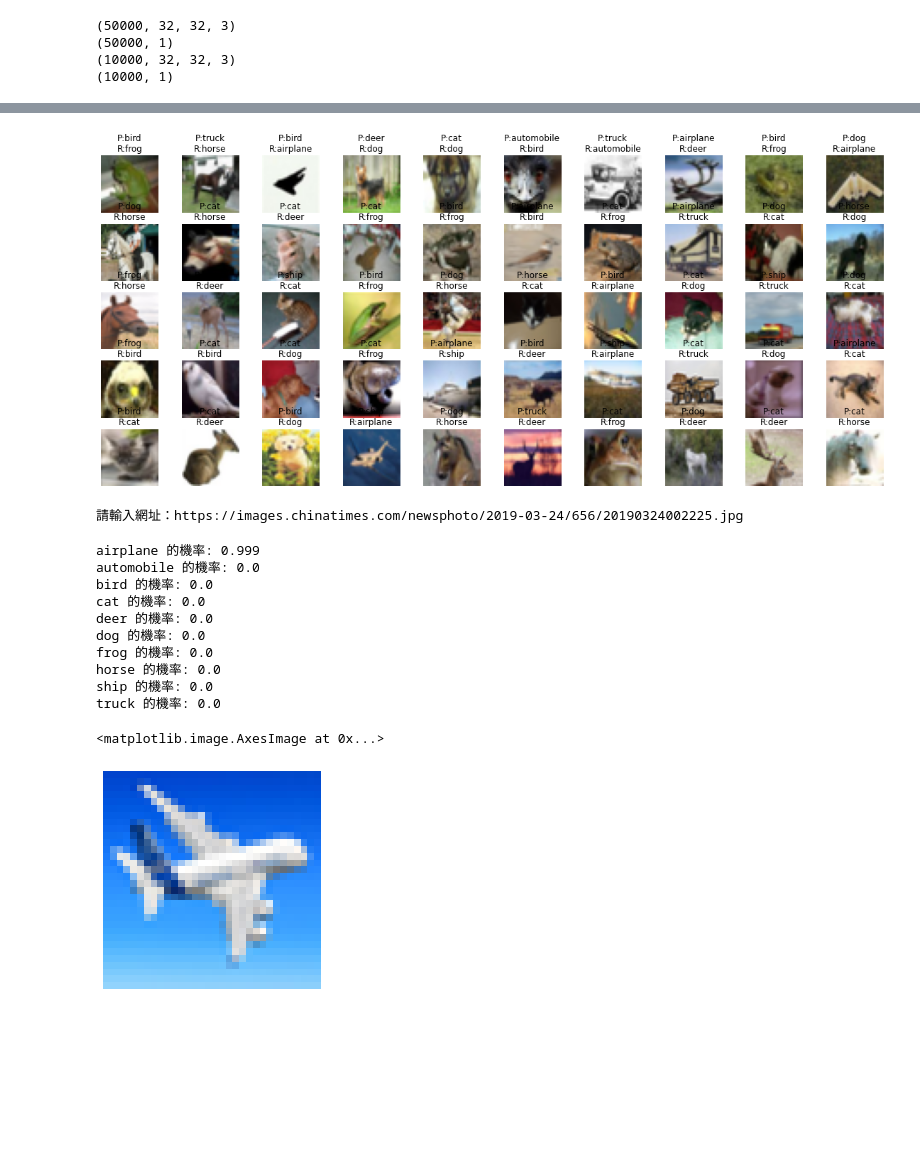
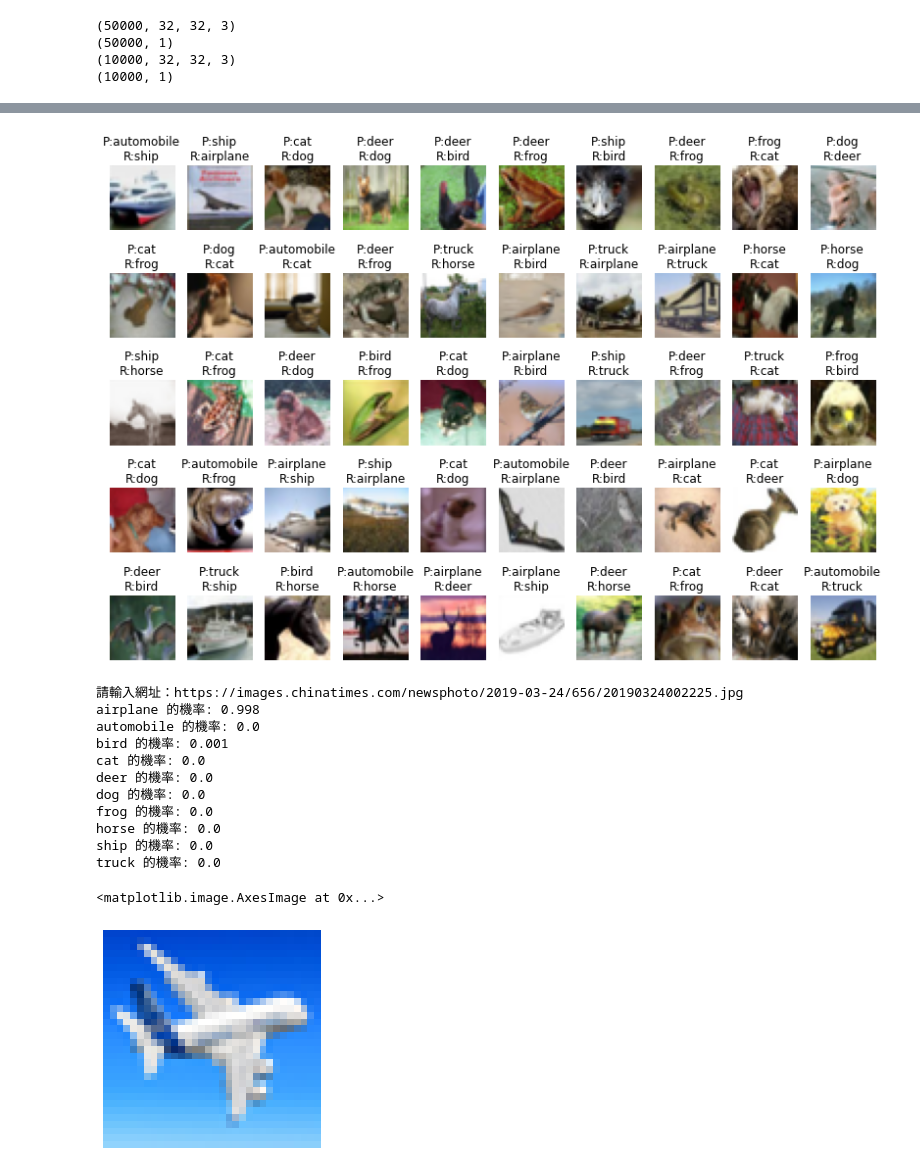
Before and after one commit to babymlin/Cifar10_80_percent, a Jupyter notebook: Cifar10_v2.ipynb, the cells around one changed output, grey strips where cells are left out. Cells and saved outputs as stored; diff of their text form; code cells hidden in the pictures; blank space fills up the shorter version.

```diff
--- a/Cifar10_v2.ipynb
+++ b/Cifar10_v2.ipynb
@@ -44,9 +44,9 @@ class_names = [
   "truck"
 ]
 # %%
-input_shape = (X_train.shape[1], X_train.shape[2], X_train.shape[3])
+input_shape = X_train.shape[1:]
 from tensorflow.keras.models import Sequential
-from tensorflow.keras.layers import Conv2D, Dense, Softmax, MaxPooling2D, Flatten, BatchNormalization, ReLU, GlobalAveragePooling2D, Dropout
+from tensorflow.keras.layers import Conv2D, Dense, Softmax, MaxPooling2D, Flatten, BatchNormalization, LeakyReLU, GlobalAveragePooling2D, Dropout, DepthwiseConv2D
 layers1 = [
   Conv2D(filters=64, kernel_size=3, strides=1, padding="same", activation="relu", input_shape=input_shape),
   MaxPooling2D(),
@@ -59,30 +59,22 @@ layers1 = [
   Softmax()
 ]
 layers = [
-  Conv2D(filters=128, kernel_size=3, strides=1, padding="same", input_shape=input_shape),
+  Conv2D(filters=64, kernel_size=3, strides=1, padding="same", input_shape=input_shape),
   BatchNormalization(),
-  ReLU(),
-  Conv2D(filters=128, kernel_size=4, strides=2, padding="same"),
+  LeakyReLU(alpha=1e-3),
+  MaxPooling2D(),
+  Conv2D(filters=128, kernel_size=3, strides=1, padding="same"),
   BatchNormalization(),
-  ReLU(),
+  LeakyReLU(alpha=1e-3),
+  MaxPooling2D(),
   Conv2D(filters=256, kernel_size=3, strides=1, padding="same"),
   BatchNormalization(),
-  ReLU(),
-  Conv2D(filters=256, kernel_size=4, strides=2, padding="same"),
-  BatchNormalization(),
-  ReLU(),
-  Conv2D(filters=512, kernel_size=3, strides=1, padding="same"),
-  BatchNormalization(),
-  ReLU(),
-  Conv2D(filters=512, kernel_size=4, strides=2, padding="same"),
-  BatchNormalization(),
-  ReLU(),
+  LeakyReLU(alpha=1e-3),
+  MaxPooling2D(),
   GlobalAveragePooling2D(),
-  Dense(units=128, activation="relu"),
-  Dropout(0.25),
   Dense(units=10),
   Softmax()
 ]
-model = Sequential(layers1)
+model = Sequential(layers)
 model.summary()
 # %% [output]
@@ -155,26 +147,28 @@ model.evaluate(X_test_norm, y_test)
 # %%
 pre = model.predict_classes(X_test_norm)
 import numpy as np
-wrong_list = np.nonzero(pre != y_test.reshape(10000))[0] #預測錯誤列表
+wrong_list = np.nonzero(pre != y_test.reshape(-1))[0] #預測錯誤列表
+wrong_list = wrong_list[:200]
 right_lable = y_test[wrong_list] #預測錯誤圖片的正確標籤
 pre_lable = pre[wrong_list] #預測錯誤圖片的預測標籤
 wrong_img = X_test[wrong_list] #錯誤圖片
 
-plt.figure(figsize=(20, 400))
+plt.figure(figsize=(20, 40))
 width = 10
-height = int(len(wrong_img)/10) + 1
+height = len(wrong_img)//width + 1
 for i, img in enumerate(wrong_img[:50]):
   plt.subplot(height, width, i+1)
   plt.axis("off")
   title = f"P:{class_names[pre_lable[i]]}\nR:{class_names[right_lable[i][0]]}"
   plt.title(title)
   plt.imshow(img)
 # %% [output]
-[figure, old version]
+[figure, new version]
 # %%
 import requests
 from PIL import Image
 import numpy as np
+import matplotlib.pyplot as plt
 url = input("請輸入網址：")
 response = requests.get(url, verify=False, stream=True)
 img = Image.open(response.raw)
@@ -188,15 +182,15 @@ plt.axis("off")
 plt.imshow(img)
 # %% [output]
 請輸入網址：https://images.chinatimes.com/newsphoto/2019-03-24/656/20190324002225.jpg
+airplane 的機率: 0.998
+automobile 的機率: 0.0
+bird 的機率: 0.001
+cat 的機率: 0.0
+deer 的機率: 0.0
+dog 的機率: 0.0
+frog 的機率: 0.0
+horse 的機率: 0.0
+ship 的機率: 0.0
+truck 的機率: 0.0
-airplane 的機率: 0.999
-automobile 的機率: 0.0
-bird 的機率: 0.0
-cat 的機率: 0.0
-deer 的機率: 0.0
-dog 的機率: 0.0
-frog 的機率: 0.0
-horse 的機率: 0.0
-ship 的機率: 0.0
-truck 的機率: 0.0
+<matplotlib.image.AxesImage at 0x...>
-<matplotlib.image.AxesImage at 0x...>
 [figure]
```
Also changed, not shown: parts of 4 cells of this notebook.
